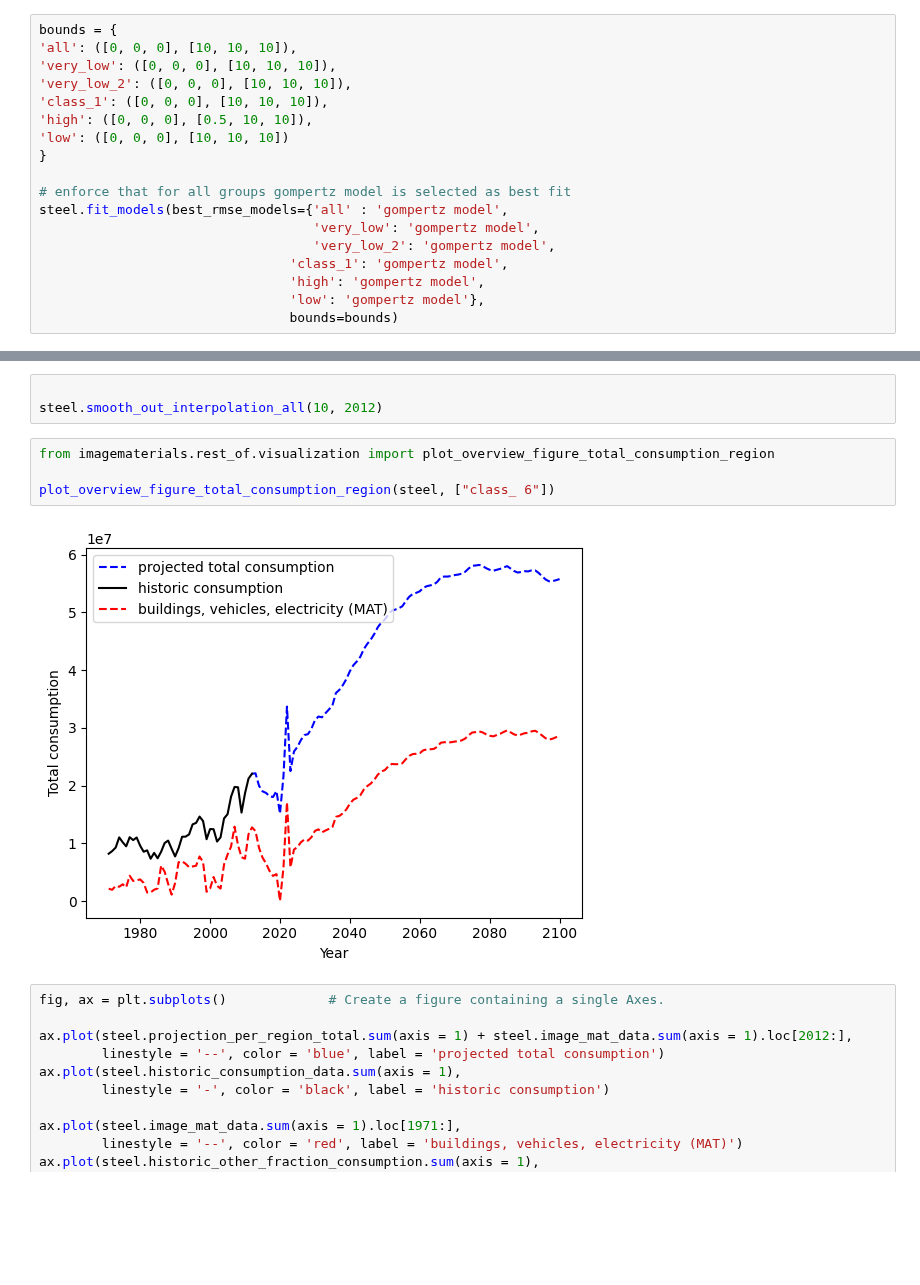
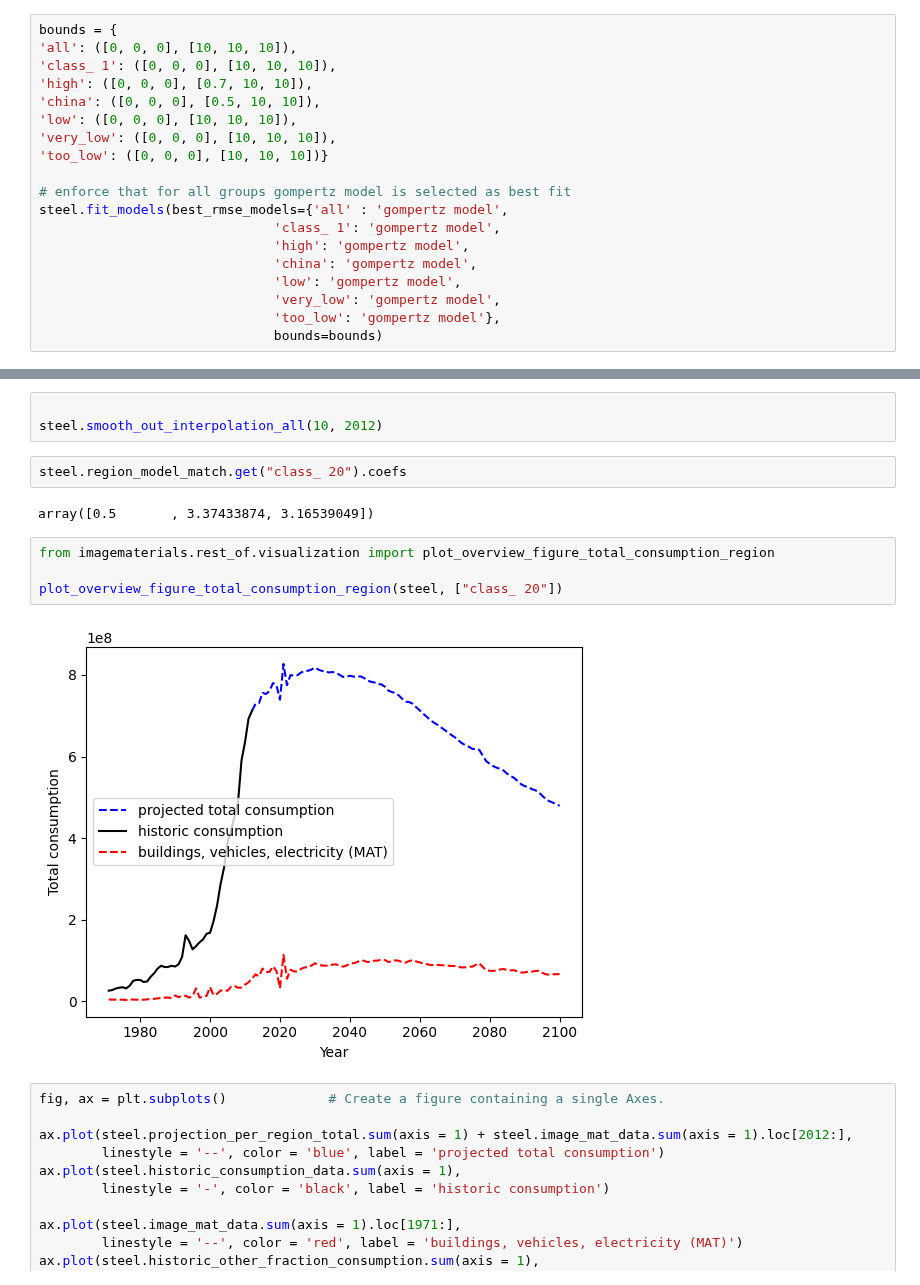
Before and after one commit to imagepbl/image-materials, a Jupyter notebook: imagematerials/rest_of/scripts_test/steel.ipynb, the cells around one changed output, grey strips where cells are left out. Drawn from its saved outputs; the diff is of its cells as text; blank space fills up the shorter version.

```diff
--- a/imagematerials/rest_of/scripts_test/steel.ipynb
+++ b/imagematerials/rest_of/scripts_test/steel.ipynb
@@ -78,21 +80,22 @@ steel.calculate_regressors(steel.historic_other_fraction_consumption)
 # %%
 bounds = {
 'all': ([0, 0, 0], [10, 10, 10]),
+'class_ 1': ([0, 0, 0], [10, 10, 10]),
+'high': ([0, 0, 0], [0.7, 10, 10]),
+'china': ([0, 0, 0], [0.5, 10, 10]),
+'low': ([0, 0, 0], [10, 10, 10]),
 'very_low': ([0, 0, 0], [10, 10, 10]),
-'very_low_2': ([0, 0, 0], [10, 10, 10]),
-'class_1': ([0, 0, 0], [10, 10, 10]),
-'high': ([0, 0, 0], [0.5, 10, 10]),
-'low': ([0, 0, 0], [10, 10, 10])
-}
+'too_low': ([0, 0, 0], [10, 10, 10])}
 
 # enforce that for all groups gompertz model is selected as best fit
 steel.fit_models(best_rmse_models={'all' : 'gompertz model',
-                                   'very_low': 'gompertz model',
-                                   'very_low_2': 'gompertz model',
-                                'class_1': 'gompertz model',
-                                'high': 'gompertz model',
-                                'low': 'gompertz model'},
-                                bounds=bounds)
+                              'class_ 1': 'gompertz model',
+                              'high': 'gompertz model',
+                              'china': 'gompertz model',
+                              'low': 'gompertz model',
+                              'very_low': 'gompertz model',
+                              'too_low': 'gompertz model'},
+                              bounds=bounds)
 # %%
 # project based on best model
 steel.project_on_total(all_regions_list_class[:-1])
@@ -301,12 +239,16 @@ ax.legend(loc = 'center left', bbox_to_anchor=(-0.5, 0.5))
 # %%
 
 steel.smooth_out_interpolation_all(10, 2012)
+# %%
+steel.region_model_match.get("class_ 20").coefs
+# %% [output]
+array([0.5       , 3.37433874, 3.16539049])
 # %%
 from imagematerials.rest_of.visualization import plot_overview_figure_total_consumption_region
 
-plot_overview_figure_total_consumption_region(steel, ["class_ 6"])
+plot_overview_figure_total_consumption_region(steel, ["class_ 20"])
 # %% [output]
-[figure, old version]
+[figure, new version]
 # %%
 fig, ax = plt.subplots()             # Create a figure containing a single Axes.
 
```
Also changed, not shown: parts of 4 cells of this notebook, 46 other files.
